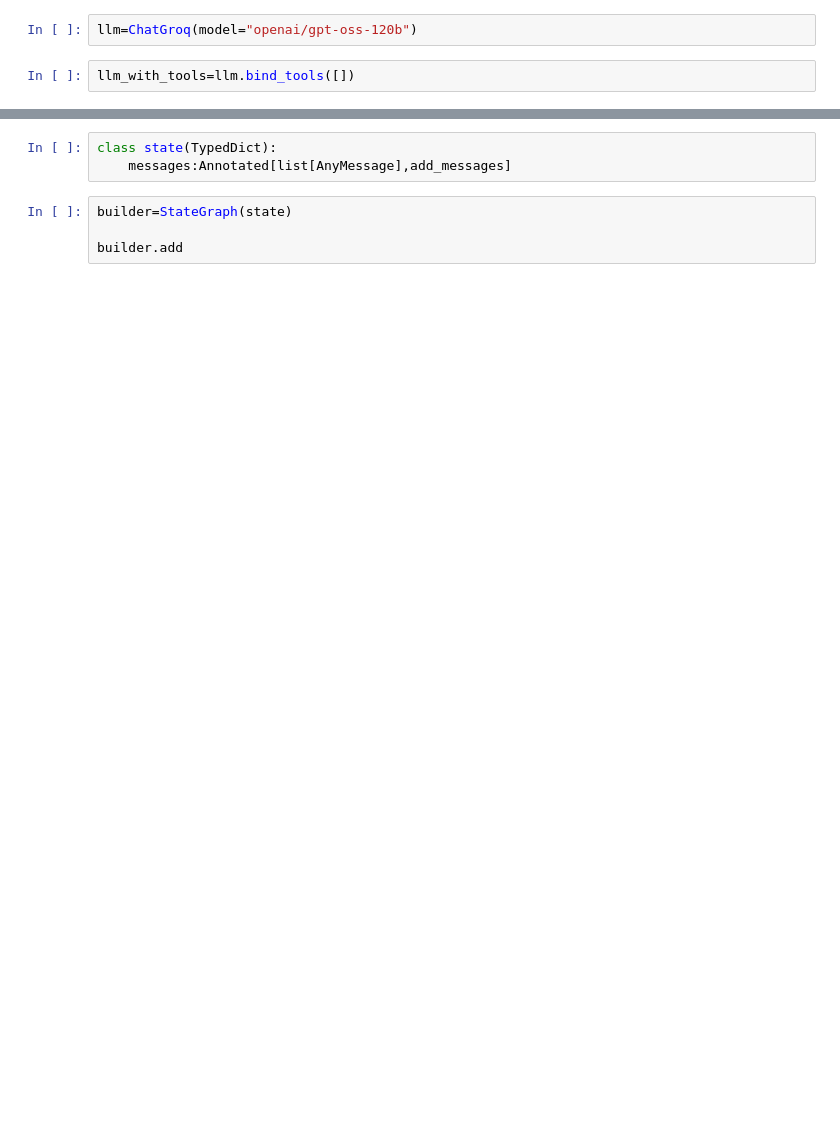
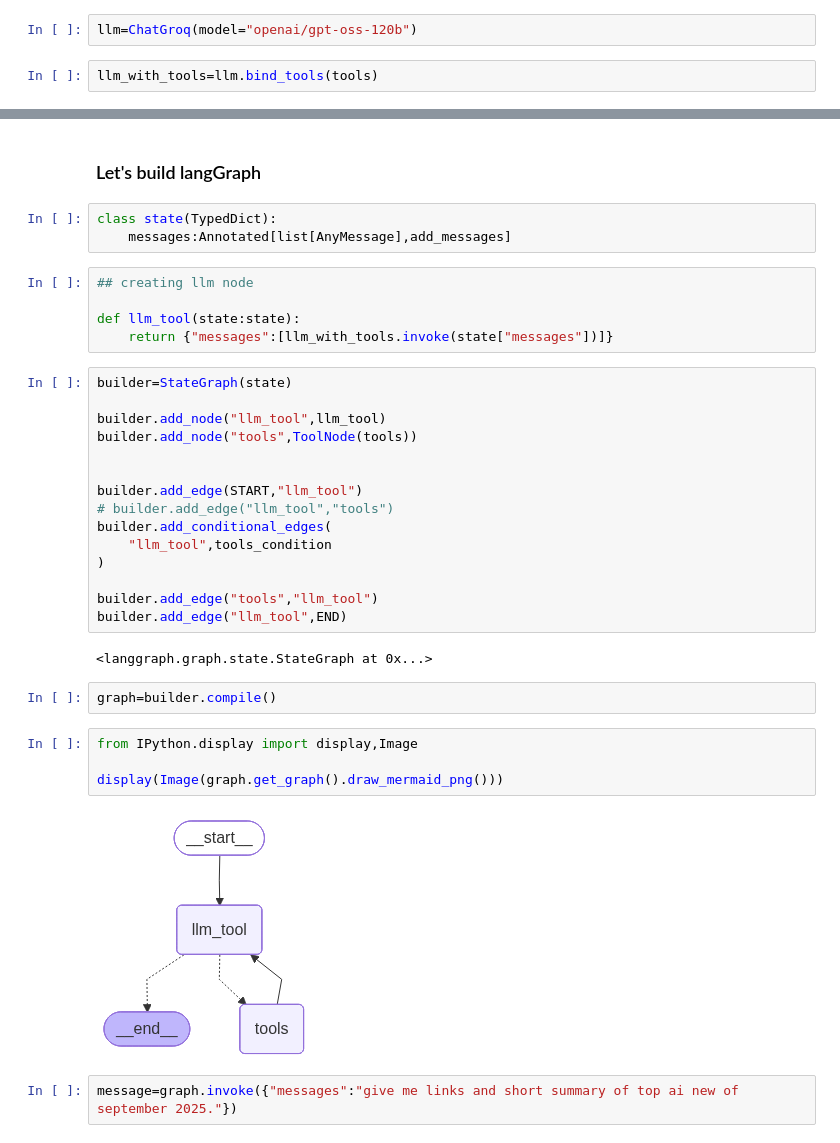
Before and after one commit to Abhijit7979/LangGraph, a Jupyter notebook: 1-LangGraph Basics/6-chatbotwithMultipletools.ipynb, the cells around one changed output, grey strips where cells are left out. Cells and saved outputs as stored; diff of their text form; blank space fills up the shorter version.

Commit message:
build a simple chatbot with tools

```diff
--- a/1-LangGraph Basics/6-chatbotwithMultipletools.ipynb
+++ b/1-LangGraph Basics/6-chatbotwithMultipletools.ipynb
@@ -26,4 +114,4 @@ from IPython.display import display , Image
 # %%
 llm=ChatGroq(model="openai/gpt-oss-120b")
 # %%
-llm_with_tools=llm.bind_tools([])
+llm_with_tools=llm.bind_tools(tools)
@@ -30,7 +150,37 @@ llm_with_tools=llm.bind_tools([])
+# %% [markdown]
+### Let's build langGraph
 # %%
 class state(TypedDict):
     messages:Annotated[list[AnyMessage],add_messages]
+# %%
+## creating llm node
+
+def llm_tool(state:state):
+    return {"messages":[llm_with_tools.invoke(state["messages"])]}
 # %%
 builder=StateGraph(state)
 
-builder.add
+builder.add_node("llm_tool",llm_tool)
+builder.add_node("tools",ToolNode(tools))
+
+
+builder.add_edge(START,"llm_tool")
+# builder.add_edge("llm_tool","tools")
+builder.add_conditional_edges(
+    "llm_tool",tools_condition
+)
+
+builder.add_edge("tools","llm_tool")
+builder.add_edge("llm_tool",END)
+# %% [output]
+<langgraph.graph.state.StateGraph at 0x...>
+# %%
+graph=builder.compile()
+# %%
+from IPython.display import display,Image
+
+display(Image(graph.get_graph().draw_mermaid_png()))
+# %% [output]
+[figure, added]
+# %%
+message=graph.invoke({"messages":"give me links and short summary of top ai new of september 2025."})
```
Also changed, not shown: parts of 15 cells of this notebook, 1 other file.
